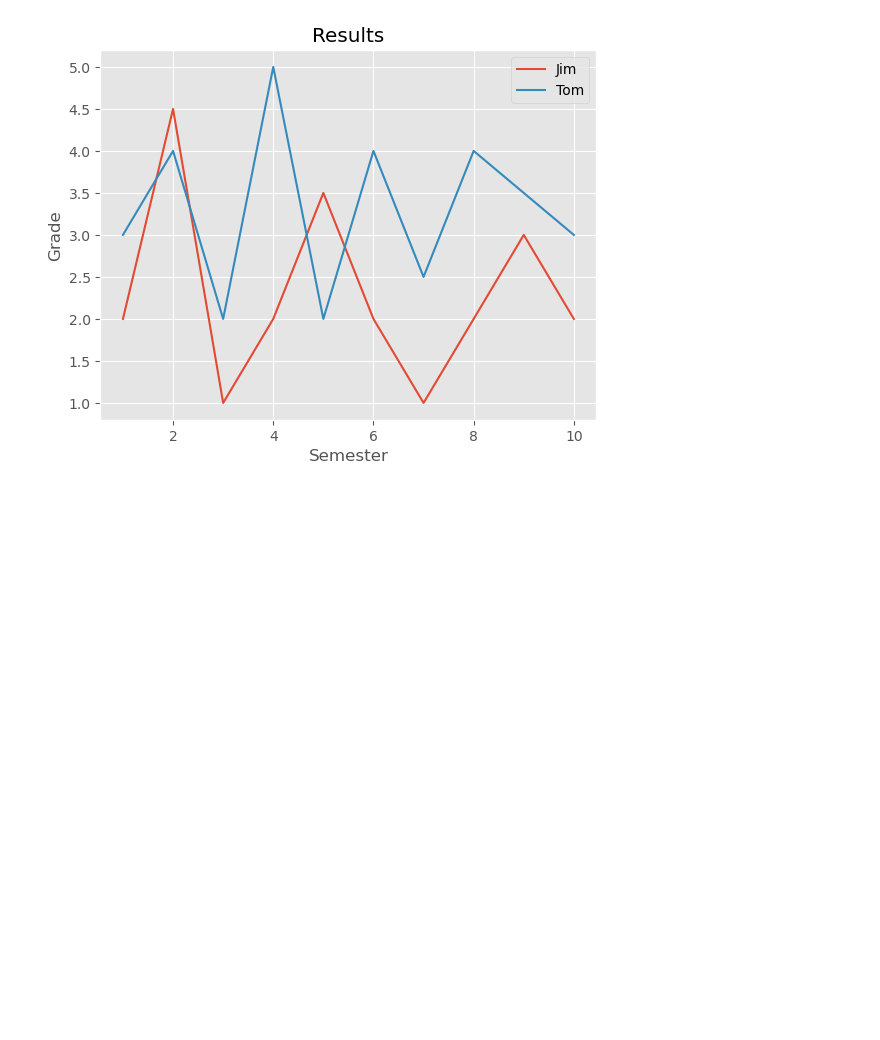
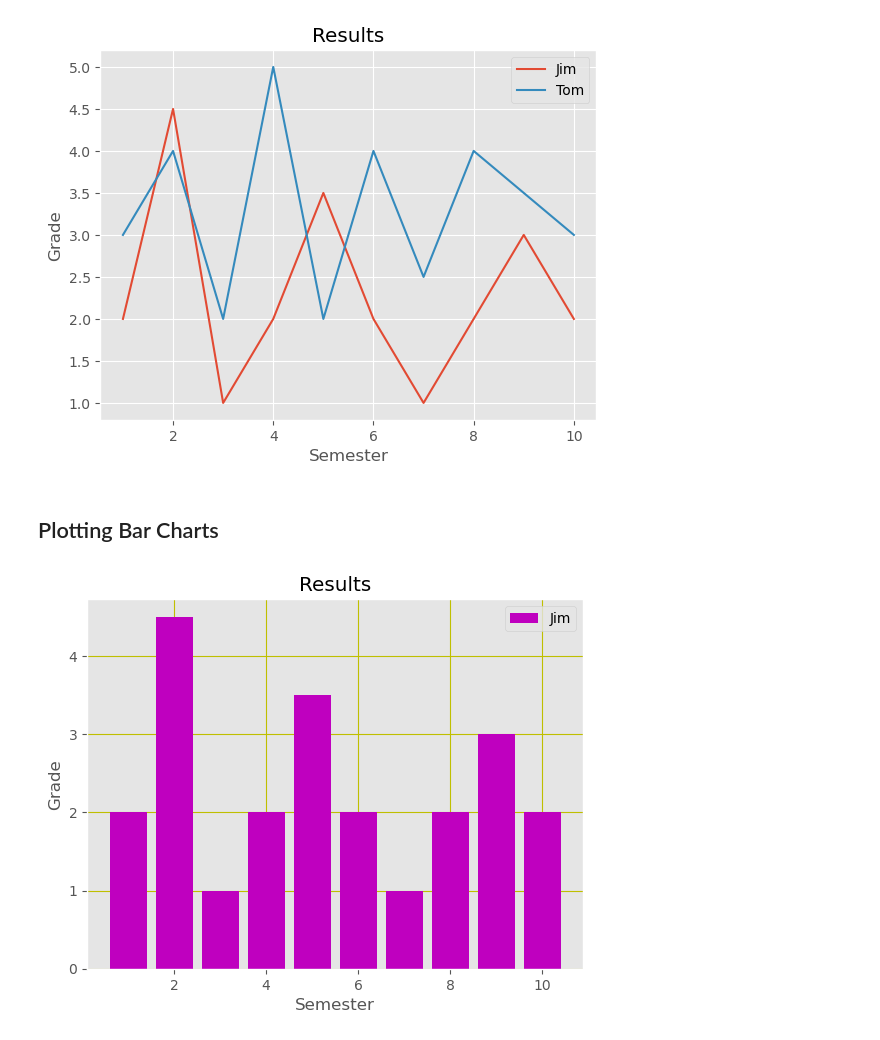
Before and after one commit to takuyatsuchida/book-python-machine-learning, a Jupyter notebook: chapter04.ipynb, the cells around one changed output. Drawn from its saved outputs; the diff is of its cells as text; code cells hidden in the pictures; blank space fills up the shorter version.

Commit message:
Add "Plotting Bar Charts" section

```diff
--- a/chapter04.ipynb
+++ b/chapter04.ipynb
@@ -114,3 +114,27 @@ plt.legend()
 # %% [output]
 <matplotlib.legend.Legend at 0x...>
 [figure]
+# %% [markdown]
+## Plotting Bar Charts
+# %%
+import matplotlib.pyplot as plt
+from matplotlib import style
+
+style.use("ggplot")
+
+plt.bar(
+    [1, 2, 3, 4, 5, 6, 7, 8, 9, 10],
+    [2, 4.5, 1, 2, 3.5, 2, 1, 2, 3, 2],
+    label = "Jim",
+    color = "m",
+    align = "center",
+)
+
+plt.title("Results")
+plt.xlabel("Semester")
+plt.ylabel("Grade")
+
+plt.legend()
+plt.grid(True, color="y")
+# %% [output]
+[figure, added]
```
